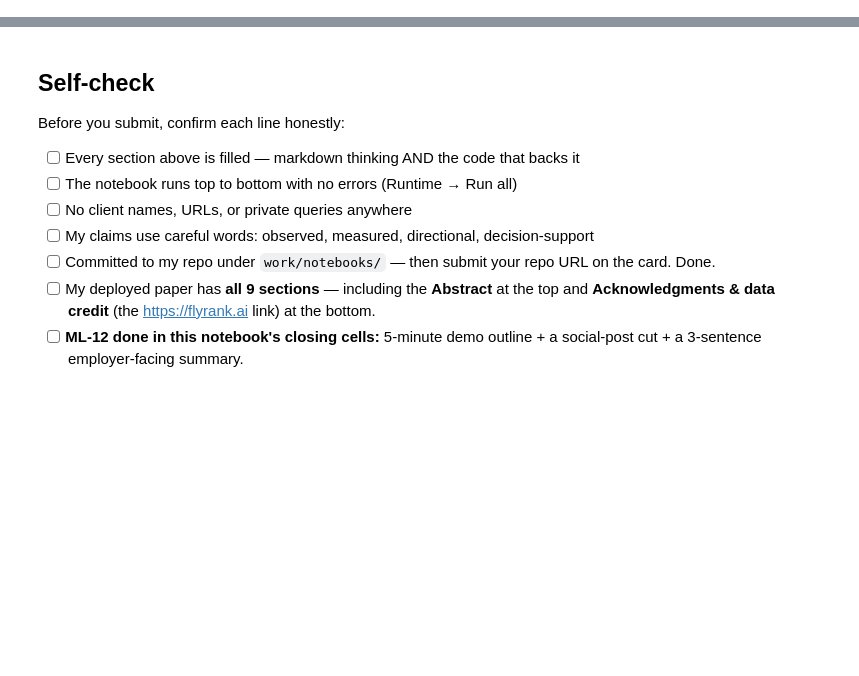
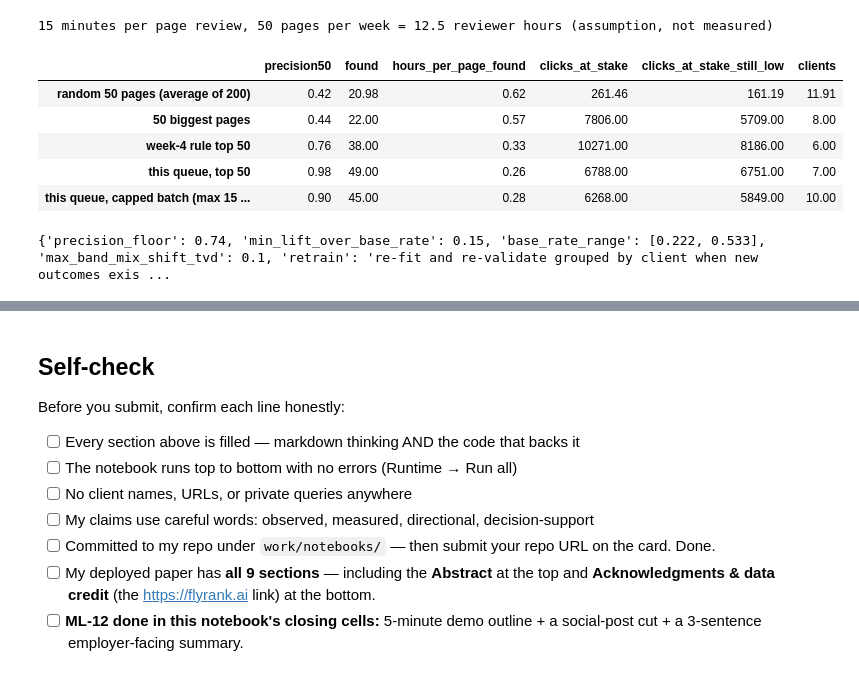
Before and after one commit to m-awaischohan/flyrank-internship-ml, a Jupyter notebook: work/notebooks/capstone.ipynb, the cells around one changed output, grey strips where cells are left out. Saved outputs shown, nothing was run; the diff lists cells and outputs as text; code cells hidden in the pictures; blank space fills up the shorter version.

```diff
--- a/work/notebooks/capstone.ipynb
+++ b/work/notebooks/capstone.ipynb
@@ -36,0 +236,14 @@ This skeleton is yours to fill. Work the sections **in order** — each one has
+# %%
+C = run_design(group_splits, "train")
+rr = np.random.default_rng(SEED)
+yl = el["y"].values
+draws = np.array([[yl[LAB][rr.permutation(LAB.sum())[:k]].mean() for k in (20, 50, 100)] for _ in range(200)]).mean(axis=0)
+main = {"random picking (average of 200)": {"p20": round(float(draws[0]), 3), "p50": round(float(draws[1]), 3), "p100": round(float(draws[2]), 3), "auc": 0.5},
+        "biggest pages first": {"p20": prec(el["impressions_prev_30d"].values.astype(float), 20, LAB), "p50": prec(el["impressions_prev_30d"].values.astype(float), 50, LAB),
+                                "p100": prec(el["impressions_prev_30d"].values.astype(float), 100, LAB), "auc": auc(el["impressions_prev_30d"].values.astype(float), LAB)}}
+for name, key in (("week-4 rule", "rule"), ("logistic regression", "logreg"), ("gradient boosting", "gboost"), ("average of both (the queue)", "blend")):
+    s = C[key]
+    main[name] = {"p20": prec(s, 20, LAB), "p50": prec(s, 50, LAB), "p100": prec(s, 100, LAB), "auc": auc(s, LAB)}
+M["main"] = main
+print(f"Base rate {M['data']['base_rate']}")
+pd.DataFrame(main).T
@@ -36,0 +399,43 @@ This skeleton is yours to fill. Work the sections **in order** — each one has
+# %%
+# ---- review-batch rule and cost of a 50-page weekly batch (MINUTES_PER_PAGE is an assumption)
+def weekly_batch(d, n=50, cap=15):
+    d = d.sort_values(["score", "content_id"], ascending=[False, True]); seen, keep = {}, []
+    for idx, c in zip(d.index, d["client_id"]):
+        if seen.get(c, 0) < cap: keep.append(idx); seen[c] = seen.get(c, 0) + 1
+        if len(keep) == n: break
+    return d.loc[keep]
+MINUTES_PER_PAGE, BATCH = 15, 50
+hours = MINUTES_PER_PAGE * BATCH / 60
+def batch_row(d):
+    p = d["y"].mean()
+    return {"precision50": round(float(p), 3), "found": round(float(p * BATCH), 1), "hours_per_page_found": round(float(hours / (p * BATCH)), 2),
+            "clicks_at_stake": int(d["clicks_at_stake"].sum()), "clicks_at_stake_still_low": int(d.loc[d["y"] == 1, "clicks_at_stake"].sum()),
+            "clients": int(d["client_id"].nunique())}
+plain = L.sort_values(["score", "content_id"], ascending=[False, True]).head(BATCH)
+capped = weekly_batch(L)
+rnd = pd.DataFrame([batch_row(L.sample(BATCH, random_state=i)) for i in range(200)]).mean()
+cost = {"random 50 pages (average of 200)": {k: (round(float(v), 2)) for k, v in rnd.items()},
+        "50 biggest pages": batch_row(L.sort_values("impressions_prev_30d", ascending=False).head(BATCH)),
+        "week-4 rule top 50": batch_row(L.sort_values(["rule_score", "content_id"], ascending=[False, True]).head(BATCH)),
+        "this queue, top 50": batch_row(plain),
+        "this queue, capped batch (max 15 per client)": batch_row(capped)}
+M["cost"] = {"assumption": f"{MINUTES_PER_PAGE} minutes per page review, {BATCH} pages per week = {hours} reviewer hours (assumption, not measured)", "batches": cost,
+             "plain_pages_from_largest_client": int((plain["client_id"] == big_client).sum()), "capped_pages_from_largest_client": int((capped["client_id"] == big_client).sum())}
+print(M["cost"]["assumption"]); pd.DataFrame(cost).T
+# %% [output]
+15 minutes per page review, 50 pages per week = 12.5 reviewer hours (assumption, not measured)
+|  | precision50 | found | hours_per_page_found | clicks_at_stake | clicks_at_stake_still_low | clients |
+| random 50 pages (average of 200) | 0.42 | 20.98 | 0.62 | 261.46 | 161.19 | 11.91 |
+| 50 biggest pages | 0.44 | 22.00 | 0.57 | 7806.00 | 5709.00 | 8.00 |
+| week-4 rule top 50 | 0.76 | 38.00 | 0.33 | 10271.00 | 8186.00 | 6.00 |
+| this queue, top 50 | 0.98 | 49.00 | 0.26 | 6788.00 | 6751.00 | 7.00 |
+| this queue, capped batch (max 15 ... | 0.90 | 45.00 | 0.28 | 6268.00 | 5849.00 | 10.00 |
+# %%
+# ---- monitoring tripwires (thresholds from the held-out folds; a human looks, nothing auto-retrains)
+fold_base = [x["base_rate"] for x in M["per_fold"]]
+M["monitoring"] = {"precision_floor": min(x["queue_p50"] for x in M["per_fold"]), "min_lift_over_base_rate": 0.15,
+                   "base_rate_range": [round(min(fold_base) - 0.05, 3), round(max(fold_base) + 0.05, 3)],
+                   "max_band_mix_shift_tvd": 0.10, "retrain": "re-fit and re-validate grouped by client when new outcomes exist and a tripwire fires, or quarterly; ship the rule if the model does not beat it on held-out clients"}
+print(M["monitoring"])
+# %% [output]
+{'precision_floor': 0.74, 'min_lift_over_base_rate': 0.15, 'base_rate_range': [0.222, 0.533], 'max_band_mix_shift_tvd': 0.1, 'retrain': 're-fit and re-validate grouped by client when new outcomes exis ...
```
Also changed, not shown: parts of 27 cells of this notebook.
